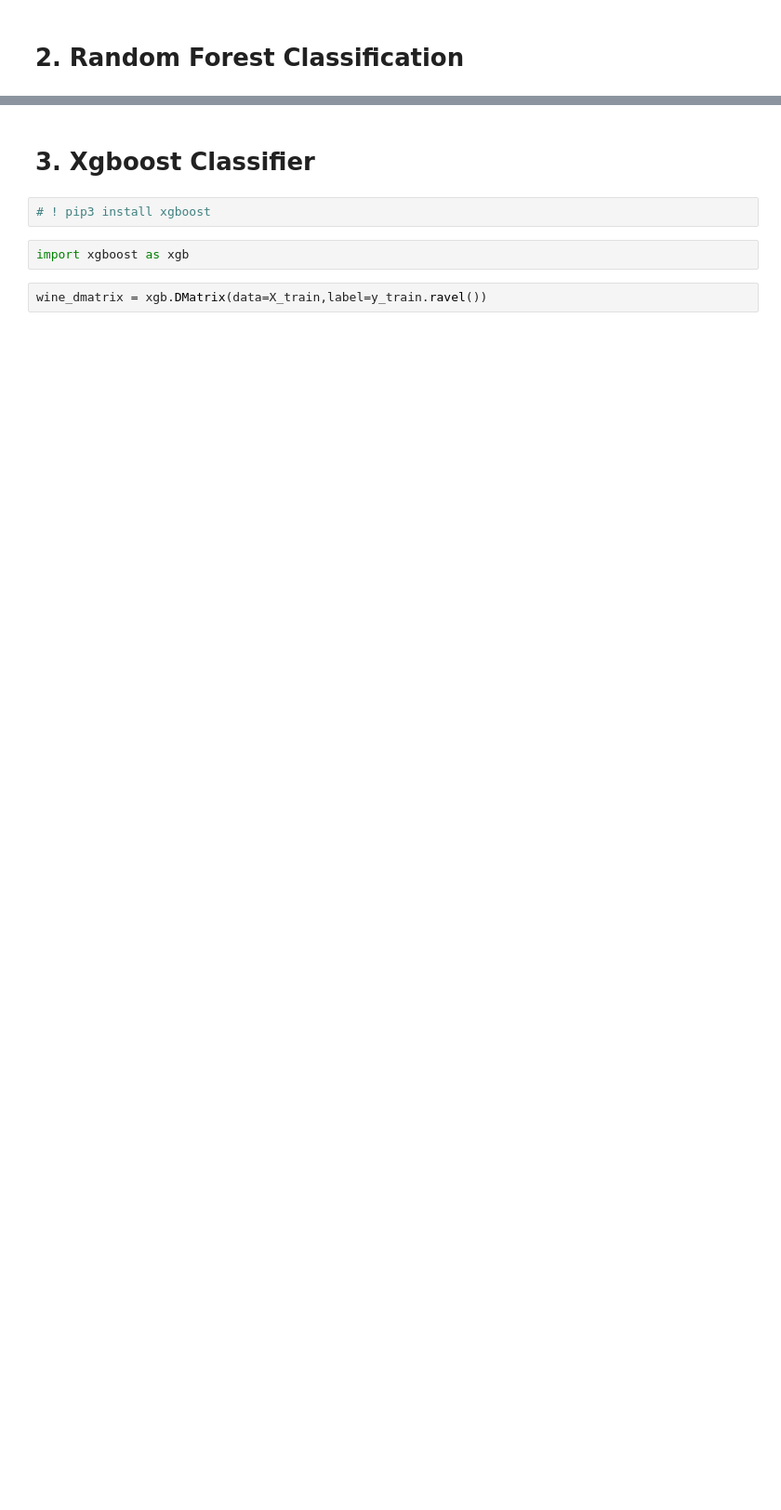
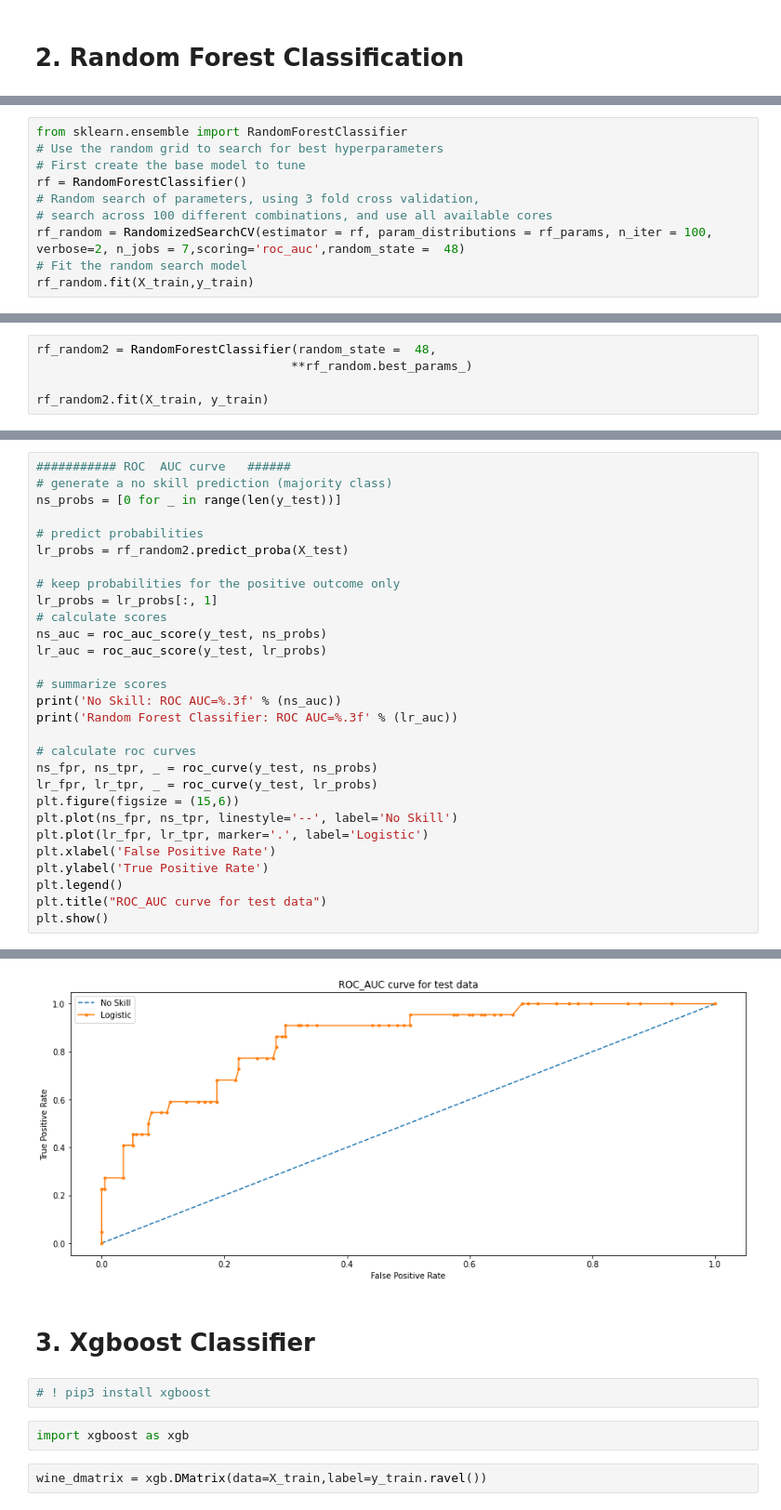
Before and after one commit to BhardwajAnshul/Springboard, a Jupyter notebook: Capstone Project 2/4. Modeling/Modelling.ipynb, the cells around one changed output, grey strips where cells are left out. Shown: that part at 93% size. Saved outputs shown, nothing was run; the diff lists cells and outputs as text; blank space fills up the shorter version.

Commit message:
Modelling

```diff
--- a/Capstone Project 2/4. Modeling/Modelling.ipynb
+++ b/Capstone Project 2/4. Modeling/Modelling.ipynb
@@ -86,0 +235,10 @@ RandomForestClassifier(criterion='entropy', max_features=4, n_estimators=800,
+# %%
+from sklearn.ensemble import RandomForestClassifier
+# Use the random grid to search for best hyperparameters
+# First create the base model to tune
+rf = RandomForestClassifier()
+# Random search of parameters, using 3 fold cross validation,
+# search across 100 different combinations, and use all available cores
+rf_random = RandomizedSearchCV(estimator = rf, param_distributions = rf_params, n_iter = 100, verbose=2, n_jobs = 7,scoring='roc_auc',random_state =  48)
+# Fit the random search model
+rf_random.fit(X_train,y_train)
@@ -86,0 +271,5 @@ RandomForestClassifier(criterion='entropy', max_features=4, n_estimators=800,
+# %%
+rf_random2 = RandomForestClassifier(random_state =  48,
+                                   **rf_random.best_params_)
+
+rf_random2.fit(X_train, y_train)
@@ -111,0 +308,30 @@ fn_rf = confusion_matrix(y_test, y_pred_rf_test)[1,0]
+# %%
+########### ROC  AUC curve   ######
+# generate a no skill prediction (majority class)
+ns_probs = [0 for _ in range(len(y_test))]
+
+# predict probabilities
+lr_probs = rf_random2.predict_proba(X_test)
+
+# keep probabilities for the positive outcome only
+lr_probs = lr_probs[:, 1]
+# calculate scores
+ns_auc = roc_auc_score(y_test, ns_probs)
+lr_auc = roc_auc_score(y_test, lr_probs)
+
+# summarize scores
+print('No Skill: ROC AUC=%.3f' % (ns_auc))
+print('Random Forest Classifier: ROC AUC=%.3f' % (lr_auc))
+
+# calculate roc curves
+ns_fpr, ns_tpr, _ = roc_curve(y_test, ns_probs)
+lr_fpr, lr_tpr, _ = roc_curve(y_test, lr_probs)
+plt.figure(figsize = (15,6))
+plt.plot(ns_fpr, ns_tpr, linestyle='--', label='No Skill')
+plt.plot(lr_fpr, lr_tpr, marker='.', label='Logistic')
+plt.xlabel('False Positive Rate')
+plt.ylabel('True Positive Rate')
+plt.legend()
+plt.title("ROC_AUC curve for test data")
+plt.show()
+# %% [output]
@@ -112,3 +340,4 @@ fn_rf = confusion_matrix(y_test, y_pred_rf_test)[1,0]
+[figure, added]
 # %% [markdown]
 # 3. Xgboost Classifier
 # %%
```
Also changed, not shown: parts of 59 cells of this notebook.
